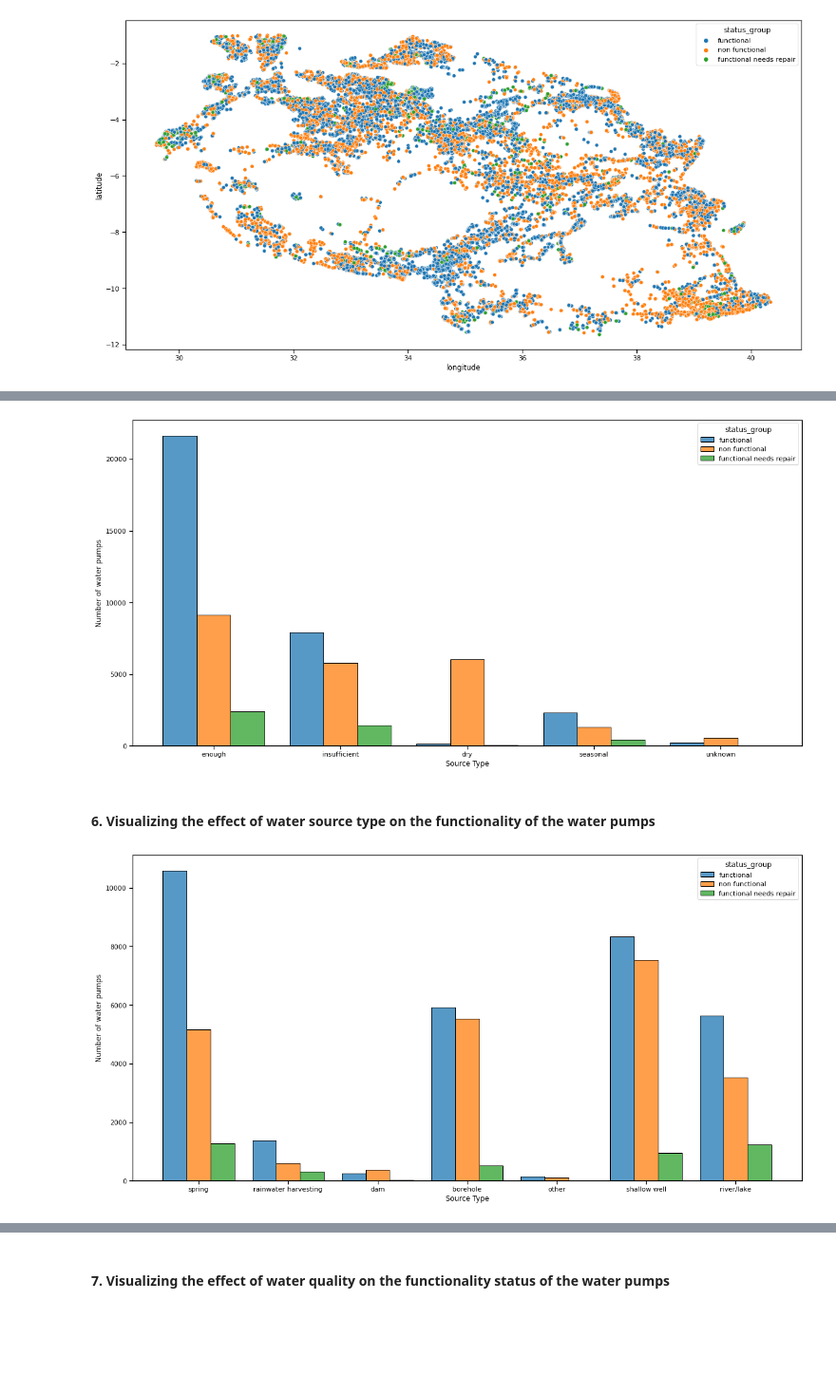
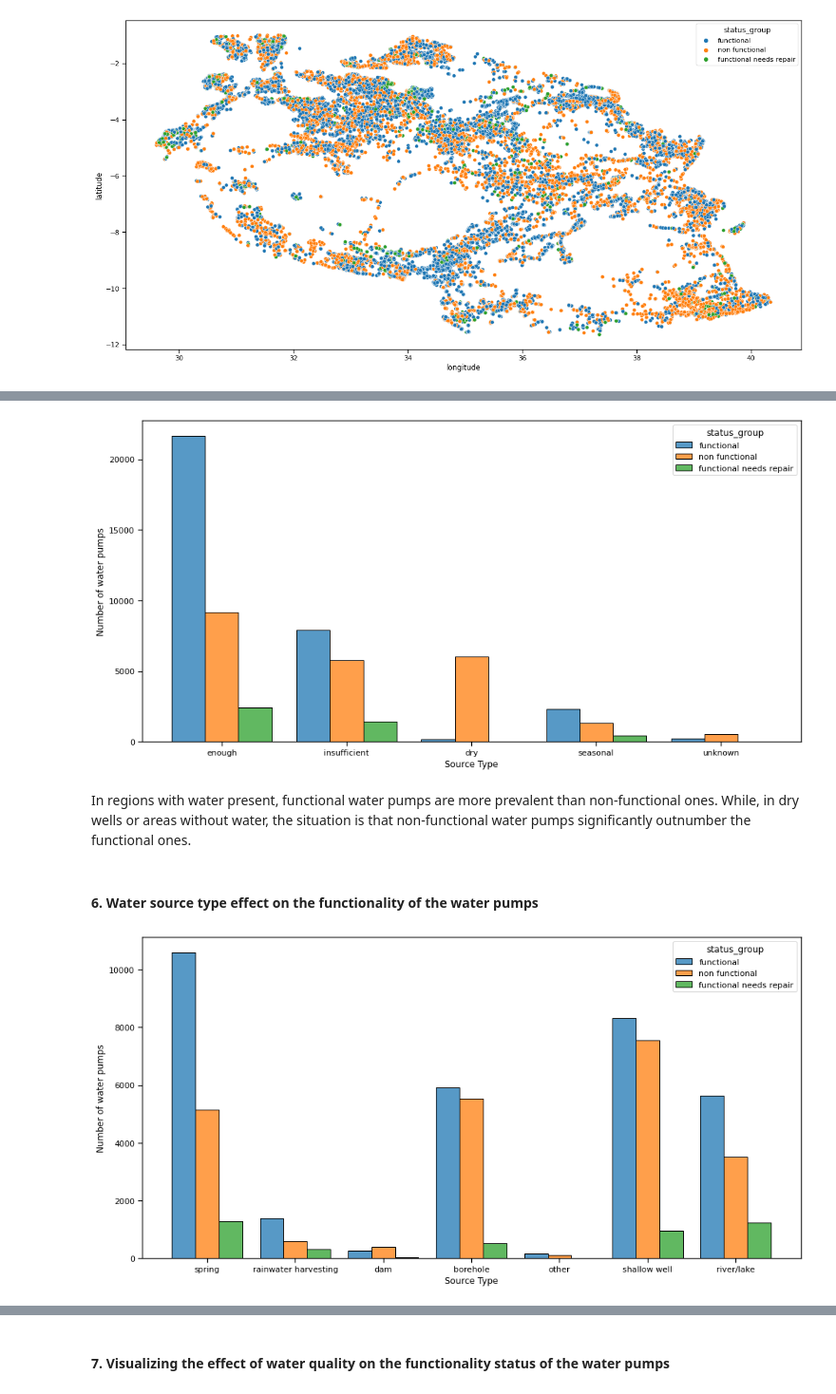
Before and after one commit to pianch/Tanzania_water_pumps_functionality, a Jupyter notebook: index.ipynb, the cells around one changed output, grey strips where cells are left out. Shown at 95% size. Saved outputs shown, nothing was run; the diff lists cells and outputs as text; code cells hidden in the pictures; blank space fills up the shorter version.

```diff
--- a/index.ipynb
+++ b/index.ipynb
@@ -331,16 +345,18 @@ ax.set_ylabel('Frequency');
 # %%
-fig, ax  = plt.subplots(figsize=(20,10))
+fig, ax  = plt.subplots(figsize=(16,8))
 sns.histplot(data=train_data, x="quantity", hue="status_group", multiple="dodge", shrink=.8, ax=ax)
 ax.set_xlabel(' Source Type ')
 ax.set_ylabel('Number of water pumps');
 # %% [output]
-[figure, old version]
+[figure, new version]
+# %% [markdown]
+ In regions with water present, functional water pumps are more prevalent than non-functional ones. While, in dry wells or areas without water, the situation is that non-functional water pumps significantly outnumber the functional ones.
 # %% [markdown]
-#### **6. Visualizing the effect of water source type on the functionality of the water pumps**
+#### **6. Water source type effect on the functionality of the water pumps**
 # %%
-fig, ax  = plt.subplots(figsize=(20,10))
+fig, ax  = plt.subplots(figsize=(16,8))
 sns.histplot(data=train_data, x="source_type", hue="status_group", multiple="dodge", shrink=.8, ax=ax)
 ax.set_xlabel(' Source Type ')
 ax.set_ylabel('Number of water pumps');
 # %% [output]
-[figure, old version]
+[figure, new version]
```
Also changed, not shown: parts of 38 cells of this notebook.
